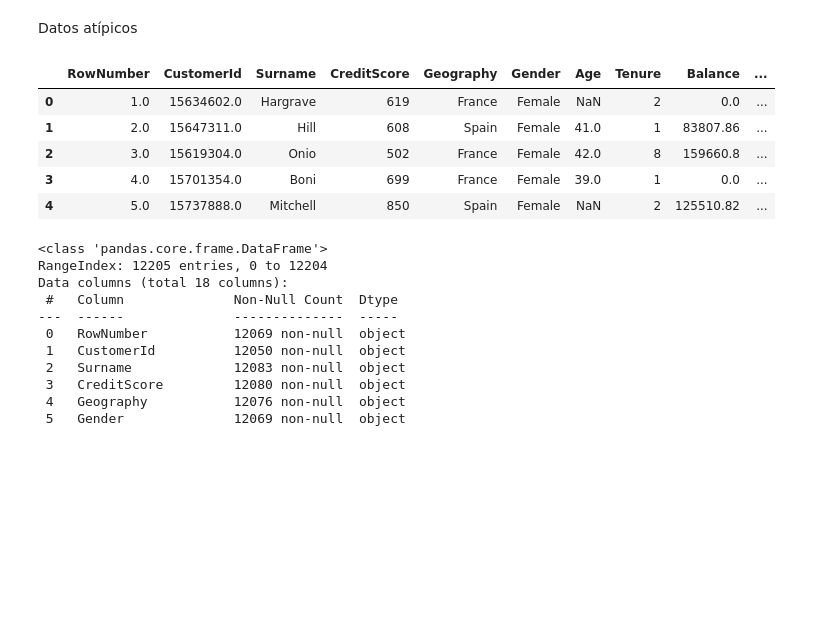
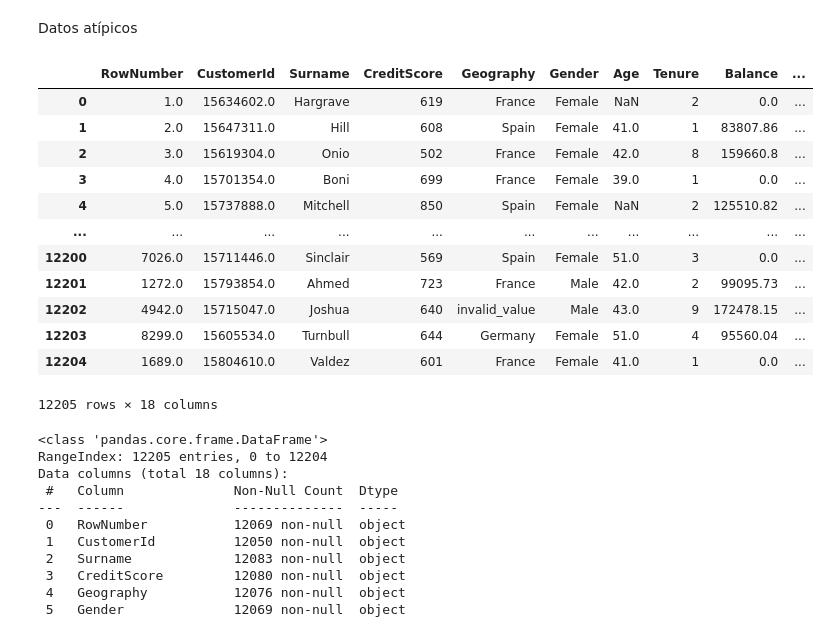
Before and after one commit to jarsmp37/introds, a Jupyter notebook: Clase_10.ipynb, the cells around one changed output. Drawn from its saved outputs; the diff is of its cells as text; code cells hidden in the pictures; blank space fills up the shorter version.

```diff
--- a/Clase_10.ipynb
+++ b/Clase_10.ipynb
@@ -22,15 +22,22 @@ import seaborn as sns
 # %%
 #se carga el data frame
 import pandas as pd
 df=pd.read_csv('https://raw.githubusercontent.com/jarsmp37/introds/main/Churn_Bank.csv')
-df.head()
+df
 # %% [output]
 |  | RowNumber | CustomerId | Surname | CreditScore | Geography | Gender | Age | Tenure | Balance | ... |
 | 0 | 1.0 | 15634602.0 | Hargrave | 619 | France | Female | NaN | 2 | 0.0 | ... |
 | 1 | 2.0 | 15647311.0 | Hill | 608 | Spain | Female | 41.0 | 1 | 83807.86 | ... |
 | 2 | 3.0 | 15619304.0 | Onio | 502 | France | Female | 42.0 | 8 | 159660.8 | ... |
 | 3 | 4.0 | 15701354.0 | Boni | 699 | France | Female | 39.0 | 1 | 0.0 | ... |
 | 4 | 5.0 | 15737888.0 | Mitchell | 850 | Spain | Female | NaN | 2 | 125510.82 | ... |
+| ... | ... | ... | ... | ... | ... | ... | ... | ... | ... | ... |
+| 12200 | 7026.0 | 15711446.0 | Sinclair | 569 | Spain | Female | 51.0 | 3 | 0.0 | ... |
+| 12201 | 1272.0 | 15793854.0 | Ahmed | 723 | France | Male | 42.0 | 2 | 99095.73 | ... |
+| 12202 | 4942.0 | 15715047.0 | Joshua | 640 | invalid_value | Male | 43.0 | 9 | 172478.15 | ... |
+| 12203 | 8299.0 | 15605534.0 | Turnbull | 644 | Germany | Female | 51.0 | 4 | 95560.04 | ... |
+| 12204 | 1689.0 | 15804610.0 | Valdez | 601 | France | Female | 41.0 | 1 | 0.0 | ... |
+12205 rows × 18 columns
 # %%
 #Para datos atípicos se necesita el boxplot numérico, se convertira la columna en este caso age a numérica
 df['Age'] = pd.to_numeric(df['Age'], errors='coerce')
```
Also changed, not shown: 2 other files.
